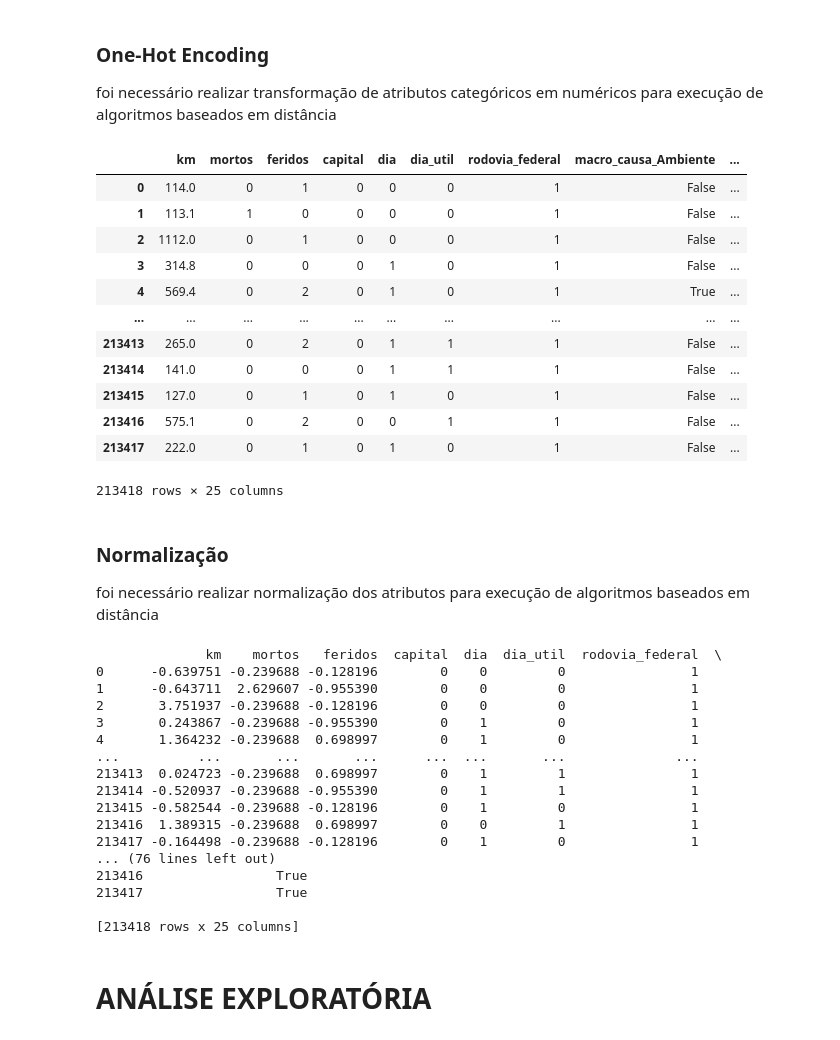
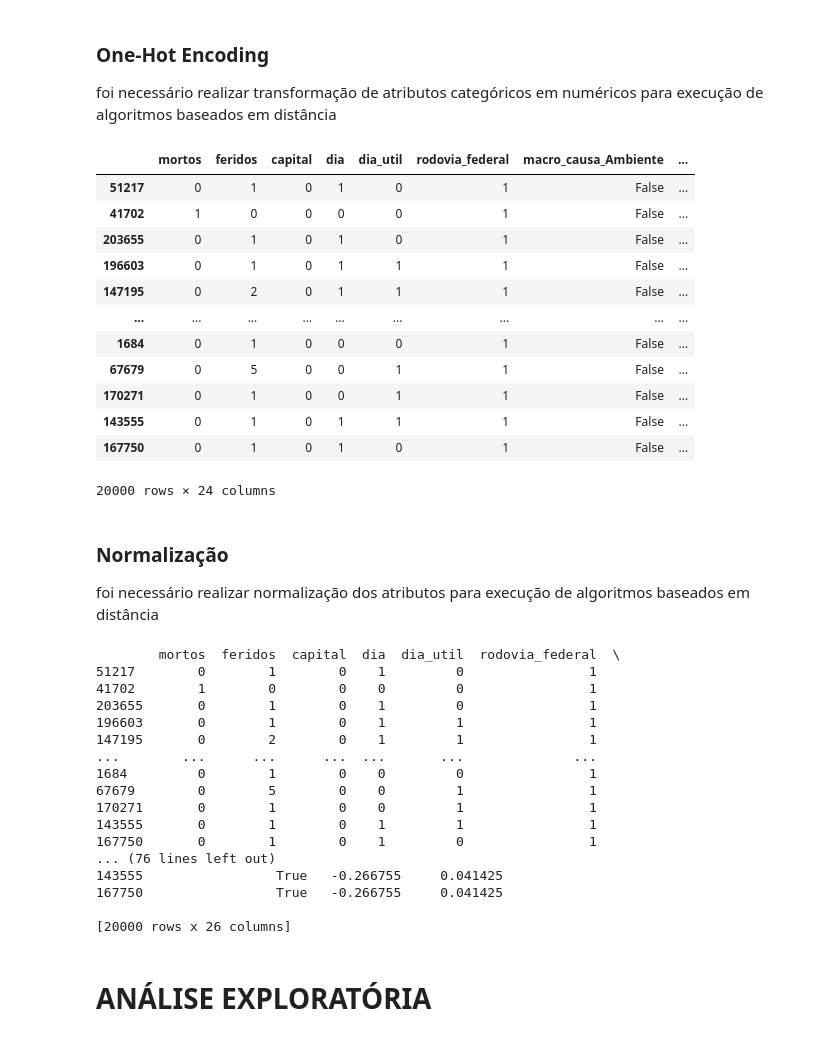
Before and after one commit to mmesqigor/Padroes-de-Acidentes-de-Transito-no-Brasil, a Jupyter notebook: index.ipynb, the cells around one changed output. Saved outputs shown, nothing was run; the diff lists cells and outputs as text; code cells hidden in the pictures.

```diff
--- a/index.ipynb
+++ b/index.ipynb
@@ -21,8 +23,11 @@ df = df_original.copy()
 # %% [markdown]
 ### Transformação de Dados
 # %%
-df['km'] = df['km'].str.replace(',', '.', regex=False) # Trocando formatação decimal para evitar perda de dados
-df['km'] = pd.to_numeric(df['km'], errors='coerce')
+df_original['km'] = df_original['km'].str.replace(',', '.', regex=False) # Trocando formatação decimal para evitar perda de dados
+df_original['km'] = pd.to_numeric(df_original['km'], errors='coerce')
+
+
+df = df_original.copy()
 # %% [markdown]
 ### Redução de Dimensionalidade
 # %%
@@ -247,7 +252,8 @@ colunas_remover = [
     'causa_acidente',
     'tipo_acidente',
     'fase_dia',
-    'dia_semana'
+    'dia_semana',
+    'km'
 ]
 
 df = df.drop(columns=colunas_remover)
@@ -279,24 +285,24 @@ foi necessário realizar transformação de atributos categóricos em numéricos
 # %%
 categoricas = [
     'macro_causa',
     'macro_tipo',
     'tipo_pista',
     'meteorologia'
 ]
 
-df_encoded = pd.get_dummies(df, columns=categoricas, drop_first=False)
+df_encoded = pd.get_dummies(df_sample, columns=categoricas, drop_first=False)
 df_encoded
 # %% [output]
-|  | km | mortos | feridos | capital | dia | dia_util | rodovia_federal | macro_causa_Ambiente | ... |
-| 0 | 114.0 | 0 | 1 | 0 | 0 | 0 | 1 | False | ... |
-| 1 | 113.1 | 1 | 0 | 0 | 0 | 0 | 1 | False | ... |
-| 2 | 1112.0 | 0 | 1 | 0 | 0 | 0 | 1 | False | ... |
-| 3 | 314.8 | 0 | 0 | 0 | 1 | 0 | 1 | False | ... |
-| 4 | 569.4 | 0 | 2 | 0 | 1 | 0 | 1 | True | ... |
-| ... | ... | ... | ... | ... | ... | ... | ... | ... | ... |
-| 213413 | 265.0 | 0 | 2 | 0 | 1 | 1 | 1 | False | ... |
-| 213414 | 141.0 | 0 | 0 | 0 | 1 | 1 | 1 | False | ... |
-| 213415 | 127.0 | 0 | 1 | 0 | 1 | 0 | 1 | False | ... |
-| 213416 | 575.1 | 0 | 2 | 0 | 0 | 1 | 1 | False | ... |
-| 213417 | 222.0 | 0 | 1 | 0 | 1 | 0 | 1 | False | ... |
+|  | mortos | feridos | capital | dia | dia_util | rodovia_federal | macro_causa_Ambiente | ... |
+| 51217 | 0 | 1 | 0 | 1 | 0 | 1 | False | ... |
+| 41702 | 1 | 0 | 0 | 0 | 0 | 1 | False | ... |
+| 203655 | 0 | 1 | 0 | 1 | 0 | 1 | False | ... |
+| 196603 | 0 | 1 | 0 | 1 | 1 | 1 | False | ... |
+| 147195 | 0 | 2 | 0 | 1 | 1 | 1 | False | ... |
+| ... | ... | ... | ... | ... | ... | ... | ... | ... |
+| 1684 | 0 | 1 | 0 | 0 | 0 | 1 | False | ... |
+| 67679 | 0 | 5 | 0 | 0 | 1 | 1 | False | ... |
+| 170271 | 0 | 1 | 0 | 0 | 1 | 1 | False | ... |
+| 143555 | 0 | 1 | 0 | 1 | 1 | 1 | False | ... |
+| 167750 | 0 | 1 | 0 | 1 | 0 | 1 | False | ... |
-213418 rows × 25 columns
+20000 rows × 24 columns
@@ -305,7 +314,7 @@ df_encoded
 
 foi necessário realizar normalização dos atributos para execução de algoritmos baseados em distância
 # %%
-cols_continuas = ['km', 'mortos', 'feridos']
+cols_continuas = ['mortos_log', 'feridos_log']
 
 scaler = StandardScaler()
 df_encoded[cols_continuas] = scaler.fit_transform(df_encoded[cols_continuas])
@@ -314,23 +323,23 @@ df_scaled = df_encoded
 
 print(df_encoded)
 # %% [output]
-              km    mortos   feridos  capital  dia  dia_util  rodovia_federal  \
-0      -0.639751 -0.239688 -0.128196        0    0         0                1
-1      -0.643711  2.629607 -0.955390        0    0         0                1
-2       3.751937 -0.239688 -0.128196        0    0         0                1
-3       0.243867 -0.239688 -0.955390        0    1         0                1
-4       1.364232 -0.239688  0.698997        0    1         0                1
-...          ...       ...       ...      ...  ...       ...              ...
-213413  0.024723 -0.239688  0.698997        0    1         1                1
-213414 -0.520937 -0.239688 -0.955390        0    1         1                1
-213415 -0.582544 -0.239688 -0.128196        0    1         0                1
-213416  1.389315 -0.239688  0.698997        0    0         1                1
-213417 -0.164498 -0.239688 -0.128196        0    1         0                1
+        mortos  feridos  capital  dia  dia_util  rodovia_federal  \
+51217        0        1        0    1         0                1
+41702        1        0        0    0         0                1
+203655       0        1        0    1         0                1
+196603       0        1        0    1         1                1
+147195       0        2        0    1         1                1
+...        ...      ...      ...  ...       ...              ...
+1684         0        1        0    0         0                1
+67679        0        5        0    0         1                1
+170271       0        1        0    0         1                1
+143555       0        1        0    1         1                1
+167750       0        1        0    1         0                1
 ... (76 lines left out)
-213416                 True
-213417                 True
+143555                 True   -0.266755     0.041425
+167750                 True   -0.266755     0.041425
 
-[213418 rows x 25 columns]
+[20000 rows x 26 columns]
 # %% [markdown]
 # ANÁLISE EXPLORATÓRIA
 # %% [markdown]
```
Also changed, not shown: parts of 46 cells of this notebook.
